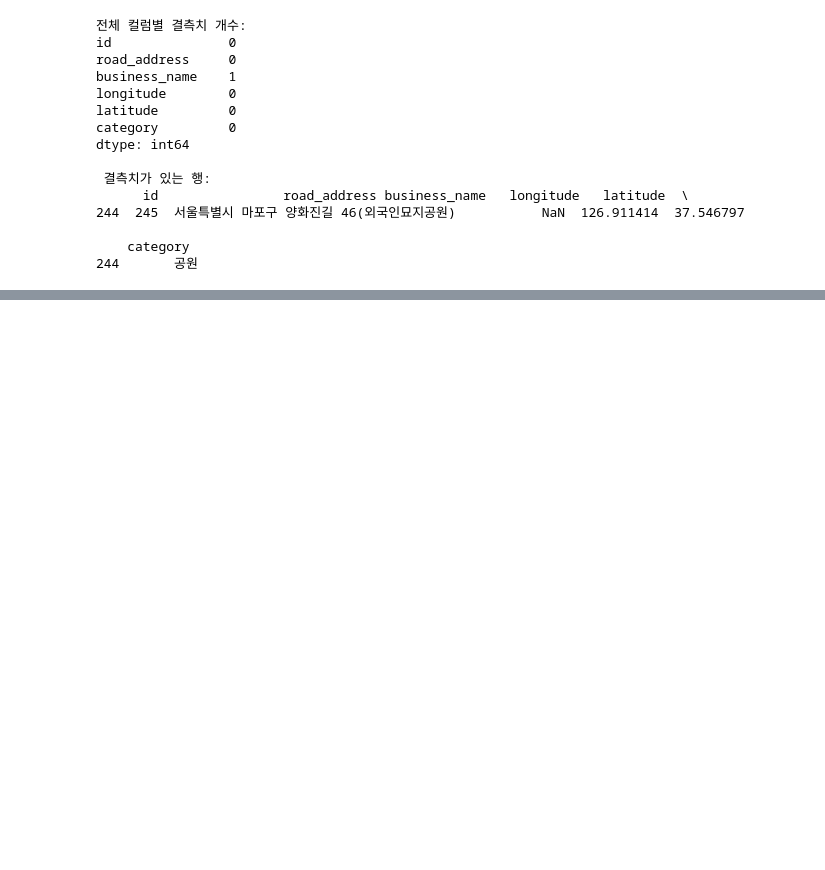
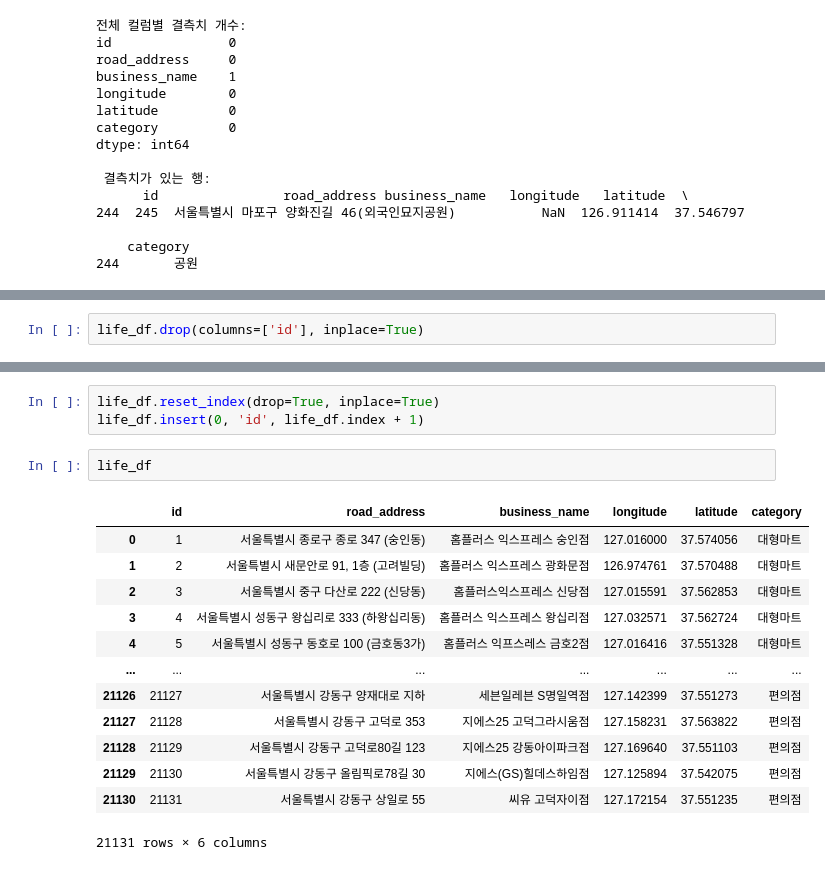
Before and after one commit to jwbastion/Final_Project, a Jupyter notebook: preprocessing/life_processing.ipynb, the cells around one changed output, grey strips where cells are left out. Cells and saved outputs as stored; diff of their text form; blank space fills up the shorter version.

```diff
--- a/preprocessing/life_processing.ipynb
+++ b/preprocessing/life_processing.ipynb
@@ -154,0 +253,2 @@ dtype: int64
+# %%
+life_df.drop(columns=['id'], inplace=True)
@@ -154,0 +271,19 @@ dtype: int64
+# %%
+life_df.reset_index(drop=True, inplace=True)
+life_df.insert(0, 'id', life_df.index + 1)
+# %%
+life_df
+# %% [output]
+|  | id | road_address | business_name | longitude | latitude | category |
+| 0 | 1 | 서울특별시 종로구 종로 347 (숭인동) | 홈플러스 익스프레스 숭인점 | 127.016000 | 37.574056 | 대형마트 |
+| 1 | 2 | 서울특별시 새문안로 91, 1층 (고려빌딩) | 홈플러스 익스프레스 광화문점 | 126.974761 | 37.570488 | 대형마트 |
+| 2 | 3 | 서울특별시 중구 다산로 222 (신당동) | 홈플러스익스프레스 신당점 | 127.015591 | 37.562853 | 대형마트 |
+| 3 | 4 | 서울특별시 성동구 왕십리로 333 (하왕십리동) | 홈플러스 익스프레스 왕십리점 | 127.032571 | 37.562724 | 대형마트 |
+| 4 | 5 | 서울특별시 성동구 동호로 100 (금호동3가) | 홈플러스 익프스레스 금호2점 | 127.016416 | 37.551328 | 대형마트 |
+| ... | ... | ... | ... | ... | ... | ... |
+| 21126 | 21127 | 서울특별시 강동구 양재대로 지하 | 세븐일레븐 S명일역점 | 127.142399 | 37.551273 | 편의점 |
+| 21127 | 21128 | 서울특별시 강동구 고덕로 353 | 지에스25 고덕그라시움점 | 127.158231 | 37.563822 | 편의점 |
+| 21128 | 21129 | 서울특별시 강동구 고덕로80길 123 | 지에스25 강동아이파크점 | 127.169640 | 37.551103 | 편의점 |
+| 21129 | 21130 | 서울특별시 강동구 올림픽로78길 30 | 지에스(GS)힐데스하임점 | 127.125894 | 37.542075 | 편의점 |
+| 21130 | 21131 | 서울특별시 강동구 상일로 55 | 씨유 고덕자이점 | 127.172154 | 37.551235 | 편의점 |
+21131 rows × 6 columns
```
Also changed, not shown: parts of 11 cells of this notebook, 7 other files.
